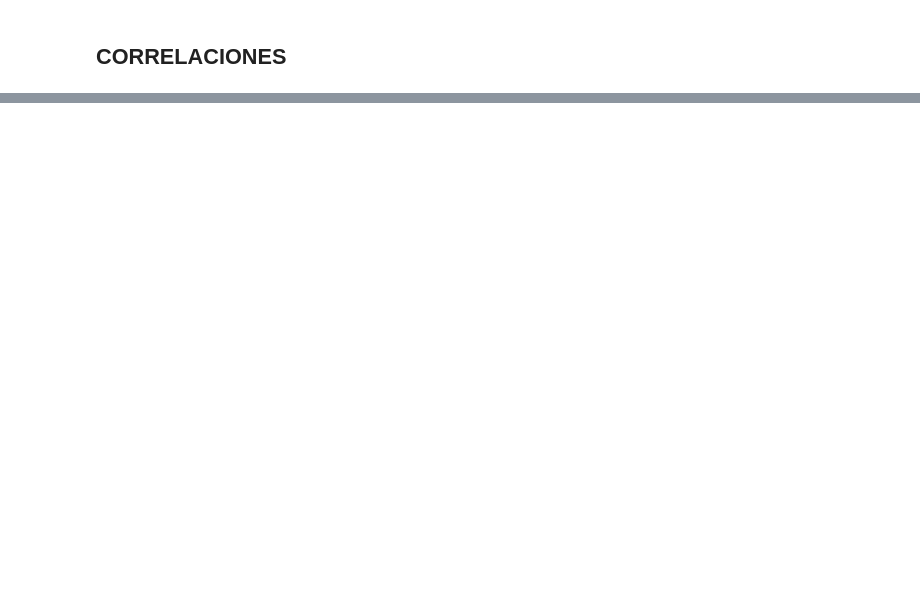
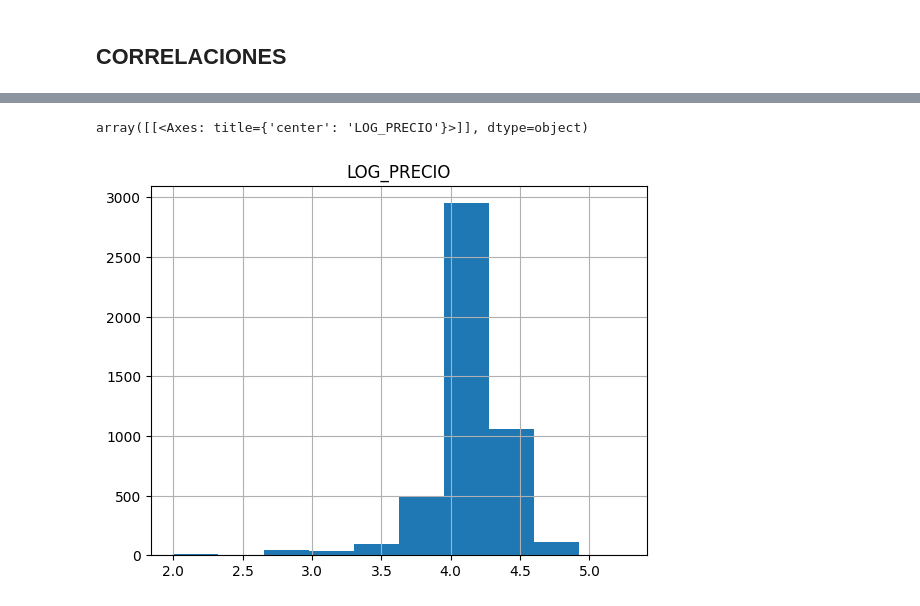
Before and after one commit to EnriqueQM/bmw-pricing-proyecto, a Jupyter notebook: BMW_Proyecto.ipynb, the cells around one changed output, grey strips where cells are left out. Cells and saved outputs as stored; diff of their text form; code cells hidden in the pictures; blank space fills up the shorter version.

```diff
--- a/BMW_Proyecto.ipynb
+++ b/BMW_Proyecto.ipynb
@@ -454,0 +479,5 @@ corr.style.background_gradient(cmap='coolwarm')
+# %%
+df_bmw2.hist('LOG_PRECIO')
+# %% [output]
+array([[<Axes: title={'center': 'LOG_PRECIO'}>]], dtype=object)
+[figure, added]
```
Also changed, not shown: parts of 23 cells of this notebook.
